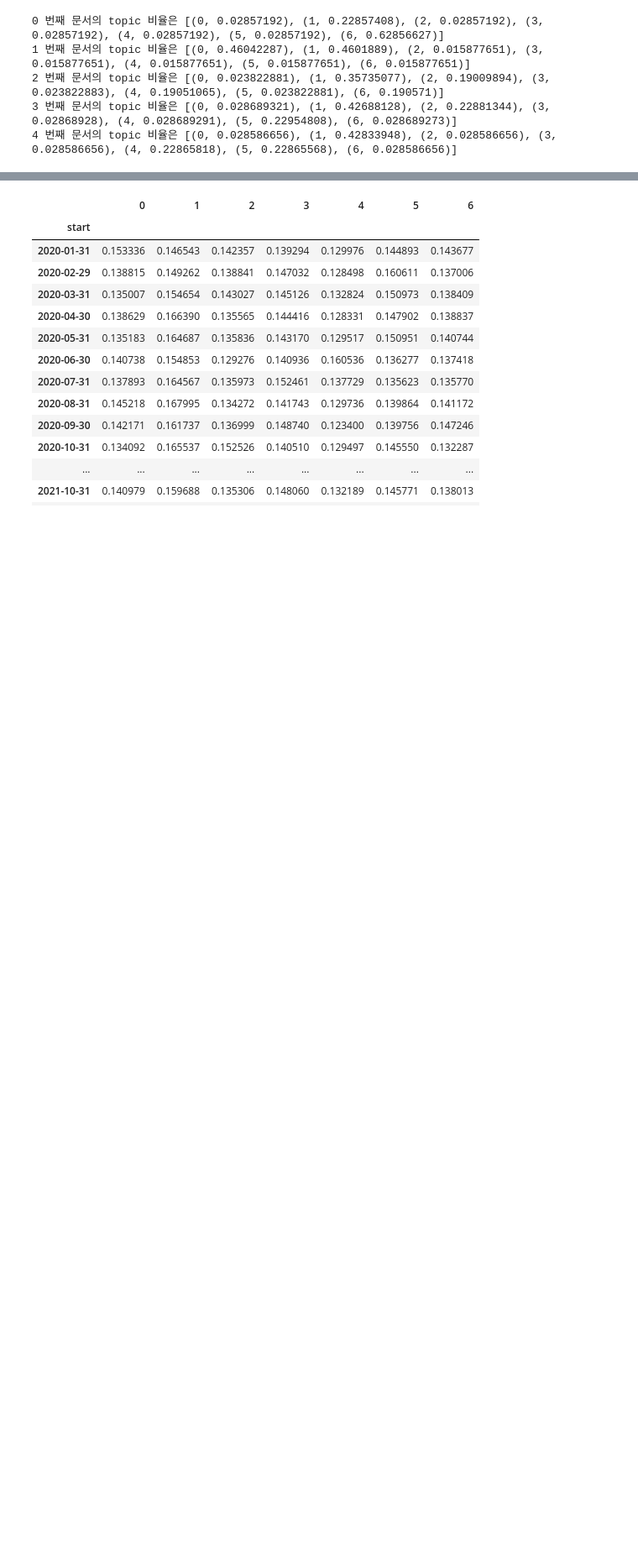
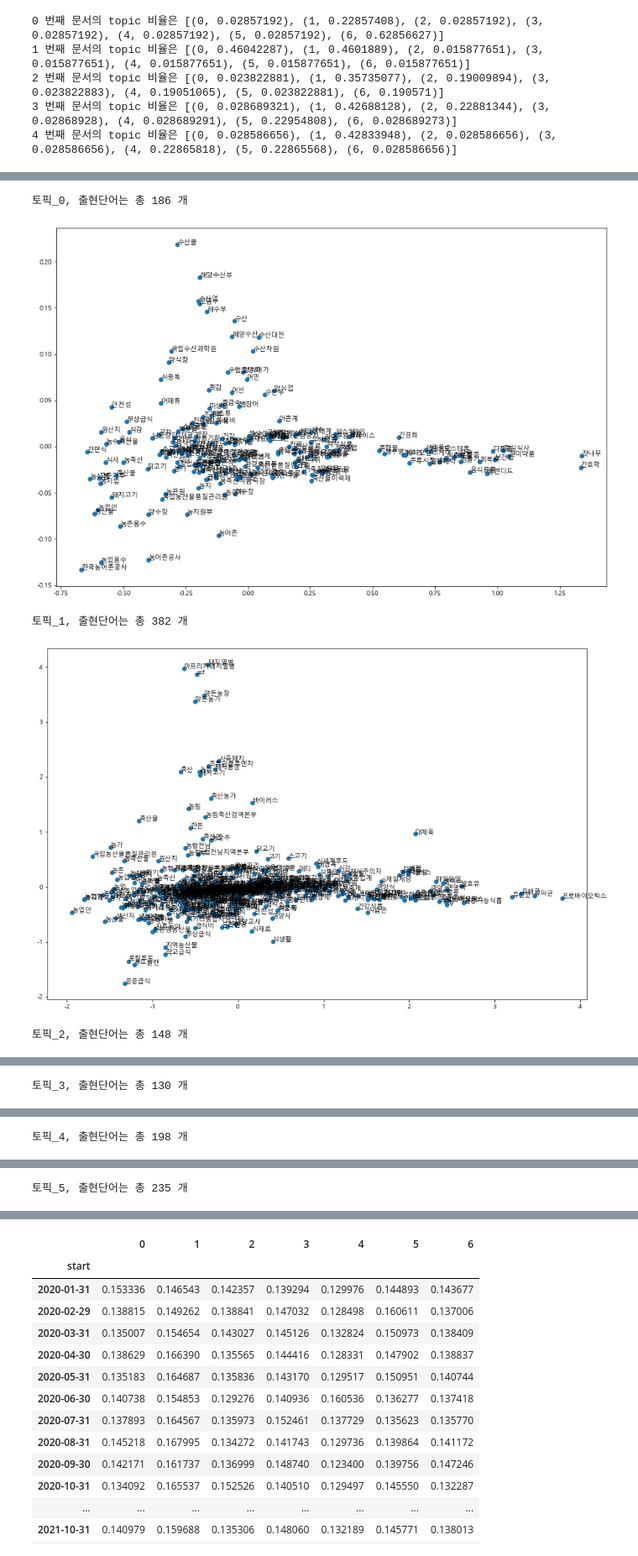
Before and after one commit to ancestor9/webscrap_LDA, a Jupyter notebook: 2022_10_LDA_gensim.ipynb, the cells around one changed output, grey strips where cells are left out. Shown at 84% size. Cells and saved outputs as stored; diff of their text form; code cells hidden in the pictures; blank space fills up the shorter version.

```diff
--- a/2022_10_LDA_gensim.ipynb
+++ b/2022_10_LDA_gensim.ipynb
@@ -607,0 +848,7 @@ for i, topic_list in enumerate(model[corpus]):
+# %%
+tf['topic'] = data['topic']
+sf = tf[['일자', '특성추출(가중치순 상위 50개)', '본문', 'topic']].copy()
+sf.shape
+print('Topic_0')
+sf[sf['topic'] == 0].head()
+sf[sf['topic'] == 0].shape
@@ -607,0 +873,6 @@ for i, topic_list in enumerate(model[corpus]):
+# %%
+def plot_2d_graph(vocabs, xs, ys):
+    plt.figure(figsize=(15 ,10))
+    plt.scatter(xs, ys, marker = 'o')
+    for i, v in enumerate(vocabs):
+        plt.annotate(v, xy=(xs[i], ys[i]))
@@ -607,0 +881,29 @@ for i, topic_list in enumerate(model[corpus]):
+# %%
+for i in np.arange(7):
+    cos_data = sf[sf['topic'] == i]
+    corpus = [tokenizer(news) for news in cos_data['특성추출(가중치순 상위 50개)']]
+
+    model = Word2Vec(sentences=corpus, size=30, window=5, min_count=50, workers=4, sg=0)
+
+    word_vectors = model.wv
+    vocabs = word_vectors.vocab.keys()
+    word_vectors_list = [word_vectors[v] for v in vocabs]
+
+    print(f'토픽_{str(i)}, 출현단어는 총 {len(word_vectors_list)} 개')
+
+    cosinematrix = pd.DataFrame(cosine_similarity(word_vectors_list,dense_output=False), columns=vocabs)
+    cosinematrix.index = vocabs
+
+    pca = PCA(n_components=2)
+    xys = pca.fit_transform(word_vectors_list)
+    xs = xys[:,0]; ys = xys[:,1]
+
+    plot_2d_graph(vocabs, xs, ys)
+
+    plt.show()
+# %% [output]
+토픽_0, 출현단어는 총 186 개
+[figure, added]
+토픽_1, 출현단어는 총 382 개
+[figure, added]
+토픽_2, 출현단어는 총 148 개
@@ -607,0 +911 @@ for i, topic_list in enumerate(model[corpus]):
+토픽_3, 출현단어는 총 130 개
@@ -607,0 +913 @@ for i, topic_list in enumerate(model[corpus]):
+토픽_4, 출현단어는 총 198 개
@@ -607,0 +915 @@ for i, topic_list in enumerate(model[corpus]):
+토픽_5, 출현단어는 총 235 개
```
Also changed, not shown: parts of 79 cells of this notebook.
